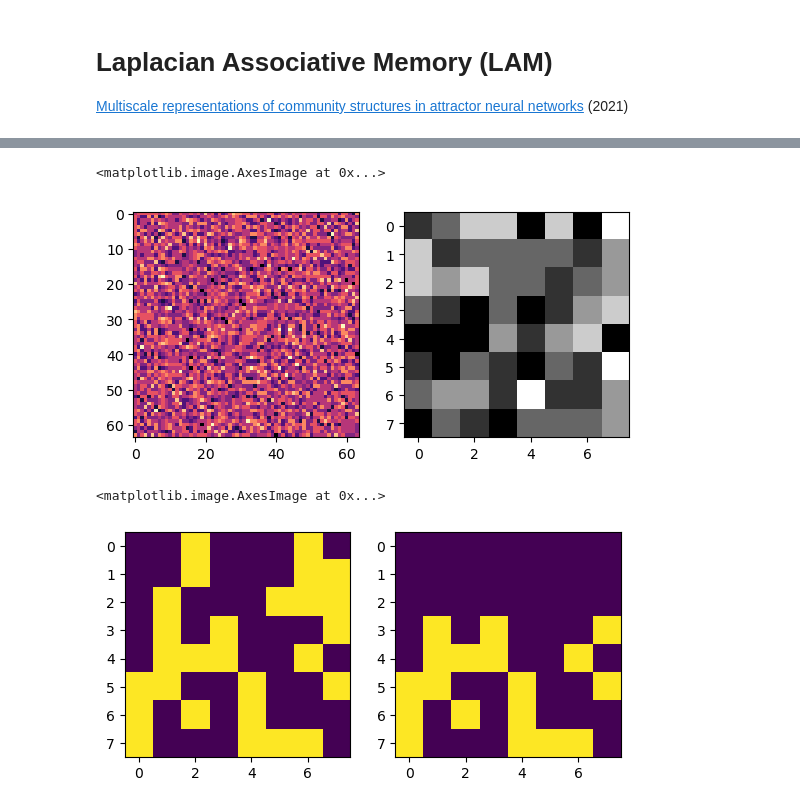
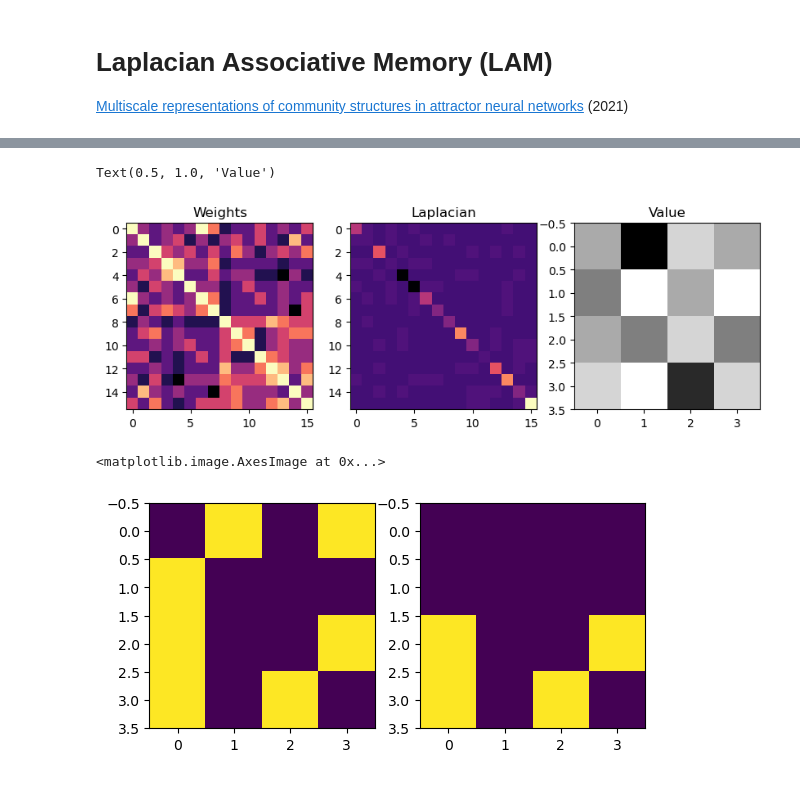
Before and after one commit to epochlab/LAM, a Jupyter notebook: sandbox/sandbox_LAM.ipynb, the cells around one changed output, grey strips where cells are left out. Drawn from its saved outputs; the diff is of its cells as text; code cells hidden in the pictures.

```diff
--- a/sandbox/sandbox_LAM.ipynb
+++ b/sandbox/sandbox_LAM.ipynb
@@ -12,25 +12,34 @@ class LAM():
     def __init__(self, ndim):
         self.ndim = ndim
         self.weights = np.zeros((self.ndim, self.ndim))
+        self.degree = np.zeros_like(self.weights)
+        self.adjacency = np.zeros_like(self.weights)
+        self.laplacian = np.zeros_like(self.weights)
 
     def train(self, data, threshold=0.1):
         for sample in data:
             memory = np.array([np.where(sample > threshold, 1, -1)]) # Binary dipole (+/-)
-            delta_weights = memory.T * memory
-            self.weights += delta_weights
+            delta_weights = memory.T * memory # Outer-product of the transpose
+            self.weights += delta_weights # Update weights
             self.weights = (self.weights + self.weights.T) / 2 # Enforce symmetrical weights
-        self.weights /= data.shape[0] # Normalise against dataset
-        np.fill_diagonal(self.weights, 0) # Set the diagonal to zero - ensure nodes to influence themselves
 
-    def infer(self, state, units, T):
-        for _ in range(units):
-            rand_idx = np.random.randint(1, self.ndim)
-            spin = np.dot(self.weights[rand_idx,:], state) # Activation function
-            state[rand_idx] = self.step(spin)
+        self.degree = np.diag(np.sum(self.weights, axis=1)) # Diagonal matrix with the degree of each vertex
+        self.adjacency[np.abs(self.weights) > 0] = 1 # Normalized connectivity of network
+        np.fill_diagonal(self.adjacency, 0) # Set diagonal to 0
+
+        self.laplacian = self.degree - self.adjacency # Construct laplacian matrix (hetero-associative)
+
+        print(self.laplacian) # NEEDS TO BE NORMALISED
+
+    def infer(self, state, iterations):
+        for _ in range(iterations):
+            idx = np.random.randint(self.ndim) # Select random neuron
+            spin = np.dot(self.weights[idx,:], state) + self.laplacian[idx, idx] * state[idx] # Activation function
+            state[idx] = self.step(spin)
         return state
 
-    def step(self, y): # Step / Threshold activation function
-        return 1 if y > 0 else -1
+    def step(self, x): # Step / Threshold activation function
+        return 1 if x > 0 else 0
 
     def sigmoid(self, x): # Continuous activation function
         return 1.0 / (1.0 + np.exp(-x))
@@ -42,7 +51,7 @@ class LAM():
         return -0.5 * np.dot(np.dot(self.weights, state), state.T)
 # %%
 # Hyperparameters
-ndim = 64
+ndim = 16
 memory = 8
 p = 0.1
 alpha = 0.1
@@ -78,13 +103,19 @@ model.train(data)
 # %%
-plt.figure()
-plt.subplot(1,2,1)
+plt.figure(figsize=(10,30))
+plt.subplot(1,3,1)
 plt.imshow(model.weights, cmap='magma')
+plt.title("Weights")
 
-plt.subplot(1,2,2)
+plt.subplot(1,3,2)
+plt.imshow(model.laplacian, cmap='magma')
+plt.title("Laplacian")
+
+plt.subplot(1,3,3)
 plt.imshow(model.weights[1].reshape(int(ndim**0.5),int(ndim**0.5)), cmap='binary')
+plt.title("Value")
 # %% [output]
-<matplotlib.image.AxesImage at 0x...>
+Text(0.5, 1.0, 'Value')
-[figure, old version]
+[figure, new version]
 # %%
 # state = np.random.randint(-1,2,(model.ndim)) # Noise
 
@@ -93,11 +124,11 @@ state = data[0]
 plt.imshow(state.reshape(int(ndim**0.5),int(ndim**0.5)))
 
 plt.subplot(1,2,2)
-state[:24] = 0
+state[:8] = 0
 plt.imshow(state.reshape(int(ndim**0.5),int(ndim**0.5)))
 # %% [output]
 <matplotlib.image.AxesImage at 0x...>
-[figure, old version]
+[figure, new version]
 # %%
 # Infer (Retrieval)
 steps = 1000
```
Also changed, not shown: parts of 5 cells of this notebook, 1 other file.
